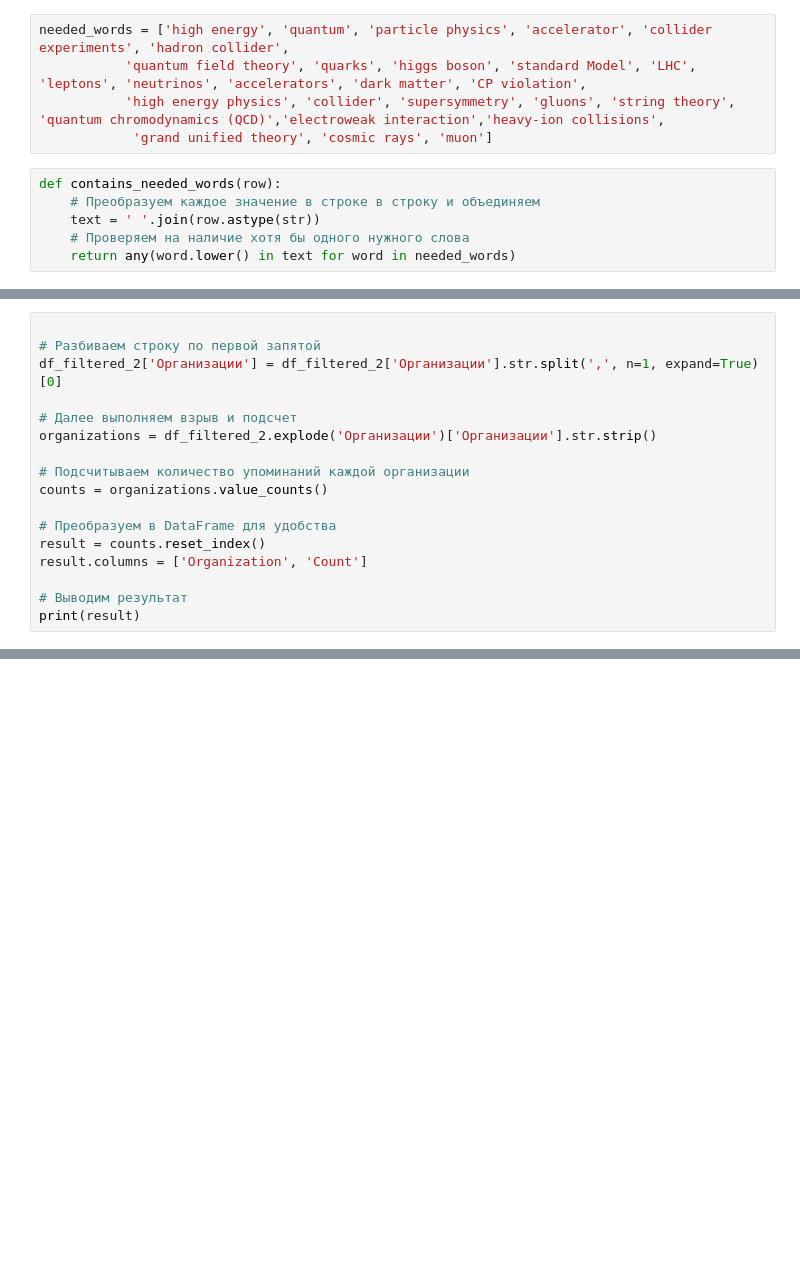
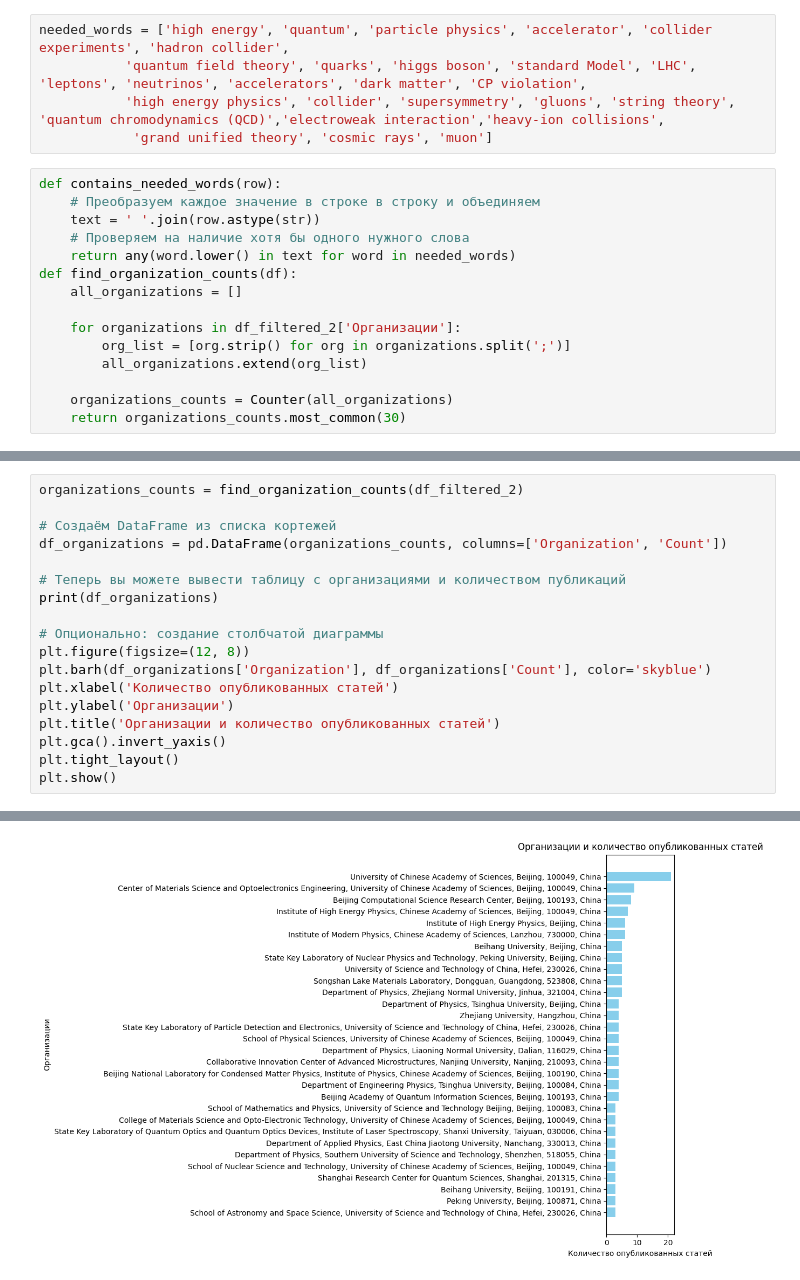
Before and after one commit to Eugene665/JINR_hackathon_2, a Jupyter notebook: Hacaton.ipynb, the cells around one changed output, grey strips where cells are left out. Drawn from its saved outputs; the diff is of its cells as text; blank space fills up the shorter version.

```diff
--- a/Hacaton.ipynb
+++ b/Hacaton.ipynb
@@ -35,3 +19,12 @@ def contains_needed_words(row):
     text = ' '.join(row.astype(str))
     # Проверяем на наличие хотя бы одного нужного слова
     return any(word.lower() in text for word in needed_words)
+def find_organization_counts(df):
+    all_organizations = []
+
+    for organizations in df_filtered_2['Организации']:
+        org_list = [org.strip() for org in organizations.split(';')]
+        all_organizations.extend(org_list)
+
+    organizations_counts = Counter(all_organizations)
+    return organizations_counts.most_common(30)
@@ -50,17 +30,0 @@ print (df_filtered_1.shape[0])
-# %%
-
-# Разбиваем строку по первой запятой
-df_filtered_2['Организации'] = df_filtered_2['Организации'].str.split(',', n=1, expand=True)[0]
-
-# Далее выполняем взрыв и подсчет
-organizations = df_filtered_2.explode('Организации')['Организации'].str.strip()
-
-# Подсчитываем количество упоминаний каждой организации
-counts = organizations.value_counts()
-
-# Преобразуем в DataFrame для удобства
-result = counts.reset_index()
-result.columns = ['Organization', 'Count']
-
-# Выводим результат
-print(result)
@@ -98,0 +76,19 @@ Name: Организации, Length: 12415, dtype: object
+# %%
+organizations_counts = find_organization_counts(df_filtered_2)
+
+# Создаём DataFrame из списка кортежей
+df_organizations = pd.DataFrame(organizations_counts, columns=['Organization', 'Count'])
+
+# Теперь вы можете вывести таблицу с организациями и количеством публикаций
+print(df_organizations)
+
+# Опционально: создание столбчатой диаграммы
+plt.figure(figsize=(12, 8))
+plt.barh(df_organizations['Organization'], df_organizations['Count'], color='skyblue')
+plt.xlabel('Количество опубликованных статей')
+plt.ylabel('Организации')
+plt.title('Организации и количество опубликованных статей')
+plt.gca().invert_yaxis()
+plt.tight_layout()
+plt.show()
+# %% [output]
@@ -98,0 +112 @@ Name: Организации, Length: 12415, dtype: object
+[figure, added]
```
Also changed, not shown: parts of 14 cells of this notebook.
